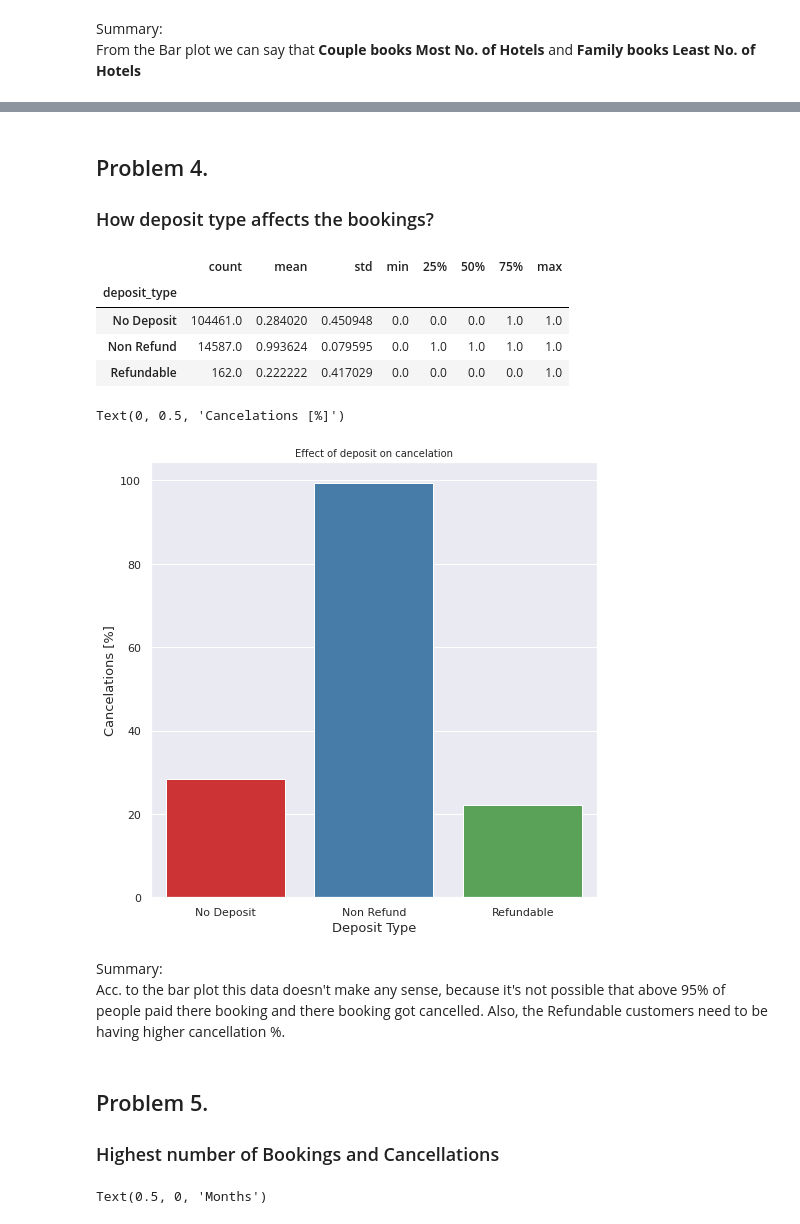
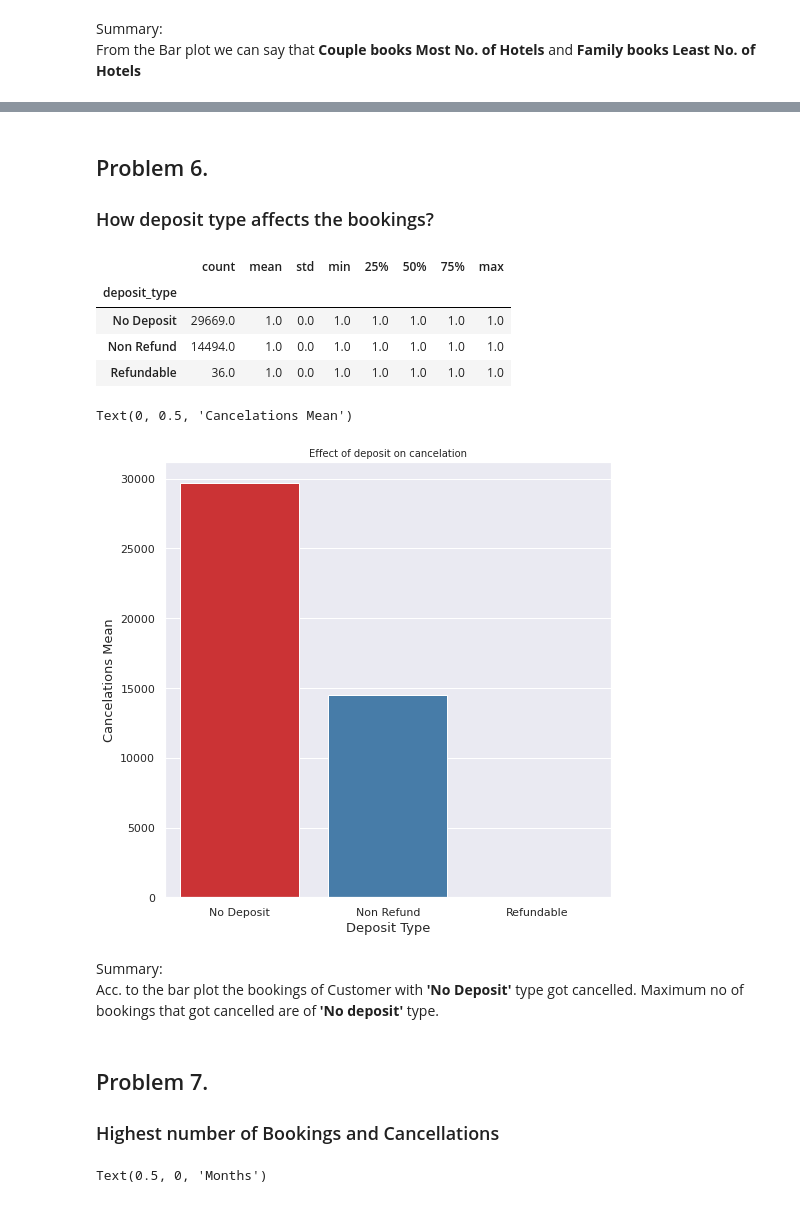
Before and after one commit to kanishquetyagi/Hotel_Booking_Analysis, a Jupyter notebook: Hotel_Booking_Analysis_Capstone_Project.ipynb, the cells around one changed output, grey strips where cells are left out. Drawn from its saved outputs; the diff is of its cells as text; code cells hidden in the pictures.

```diff
--- a/Hotel_Booking_Analysis_Capstone_Project.ipynb
+++ b/Hotel_Booking_Analysis_Capstone_Project.ipynb
@@ -398,30 +443,31 @@ From the Bar plot we can say that **Couple books Most No. of Hotels** and **Fami
 # %% [markdown]
-# <h2>Problem 4.</h2>
+# <h2>Problem 6.</h2>
 <h3>How deposit type affects the bookings? </h3>
 # %%
-df_deposit_type = df_hotel.groupby('deposit_type')['is_canceled'].describe()
+df_is_cancelled = df_hotel[df_hotel['is_canceled']==1]
+df_deposit_type = df_is_cancelled.groupby('deposit_type')['is_canceled'].describe()
 df_deposit_type
 # %% [output]
 |  | count | mean | std | min | 25% | 50% | 75% | max |
 | deposit_type |  |  |  |  |  |  |  |  |
-| No Deposit | 104461.0 | 0.284020 | 0.450948 | 0.0 | 0.0 | 0.0 | 1.0 | 1.0 |
-| Non Refund | 14587.0 | 0.993624 | 0.079595 | 0.0 | 1.0 | 1.0 | 1.0 | 1.0 |
-| Refundable | 162.0 | 0.222222 | 0.417029 | 0.0 | 0.0 | 0.0 | 0.0 | 1.0 |
+| No Deposit | 29669.0 | 1.0 | 0.0 | 1.0 | 1.0 | 1.0 | 1.0 | 1.0 |
+| Non Refund | 14494.0 | 1.0 | 0.0 | 1.0 | 1.0 | 1.0 | 1.0 | 1.0 |
+| Refundable | 36.0 | 1.0 | 0.0 | 1.0 | 1.0 | 1.0 | 1.0 | 1.0 |
 # %%
 plt.figure(figsize=(8,8))
 sns.set_theme(style="darkgrid",font='sans-serif')
-ax = sns.barplot(df_deposit_type.index, df_deposit_type["mean"].values*100, palette = "Set1")
+ax = sns.barplot(df_deposit_type.index, df_deposit_type["count"].values, palette = "Set1")
 plt.title("Effect of deposit on cancelation", fontsize=10)
 plt.xlabel("Deposit Type", fontsize=13)
-plt.ylabel("Cancelations [%]", fontsize=13)
+plt.ylabel("Cancelations Mean", fontsize=13)
 # %% [output]
-Text(0, 0.5, 'Cancelations [%]')
+Text(0, 0.5, 'Cancelations Mean')
-[figure, old version]
+[figure, new version]
-# %% [markdown]
-Summary:<br>
-Acc. to the bar plot this data doesn't make any sense, because it's not possible that above 95%  of people paid there booking and there booking got cancelled. Also, the Refundable customers need to be having higher cancellation %.
+# %% [markdown]
+Summary:<br>
+Acc. to the bar plot the bookings of Customer with **'No Deposit'** type got cancelled. Maximum no of bookings that got cancelled are of **'No deposit'**  type.
 # %% [markdown]
-# <h2>Problem 5.</h2>
+# <h2>Problem 7.</h2>
 <h3>Highest number of Bookings and Cancellations</h3>
 # %%
 df_booking = df_hotel[df_hotel['is_canceled'] == 0]['arrival_date_month'].value_counts().reset_index()
```
Also changed, not shown: parts of 20 cells of this notebook.
